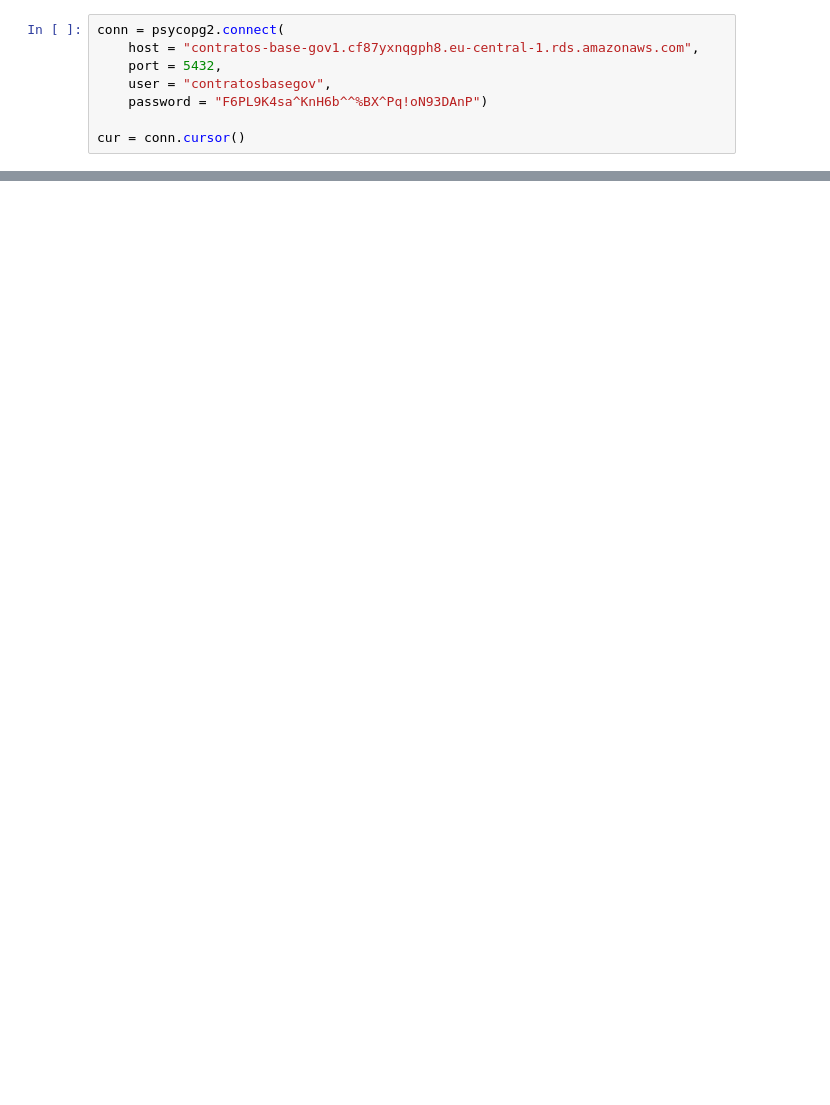
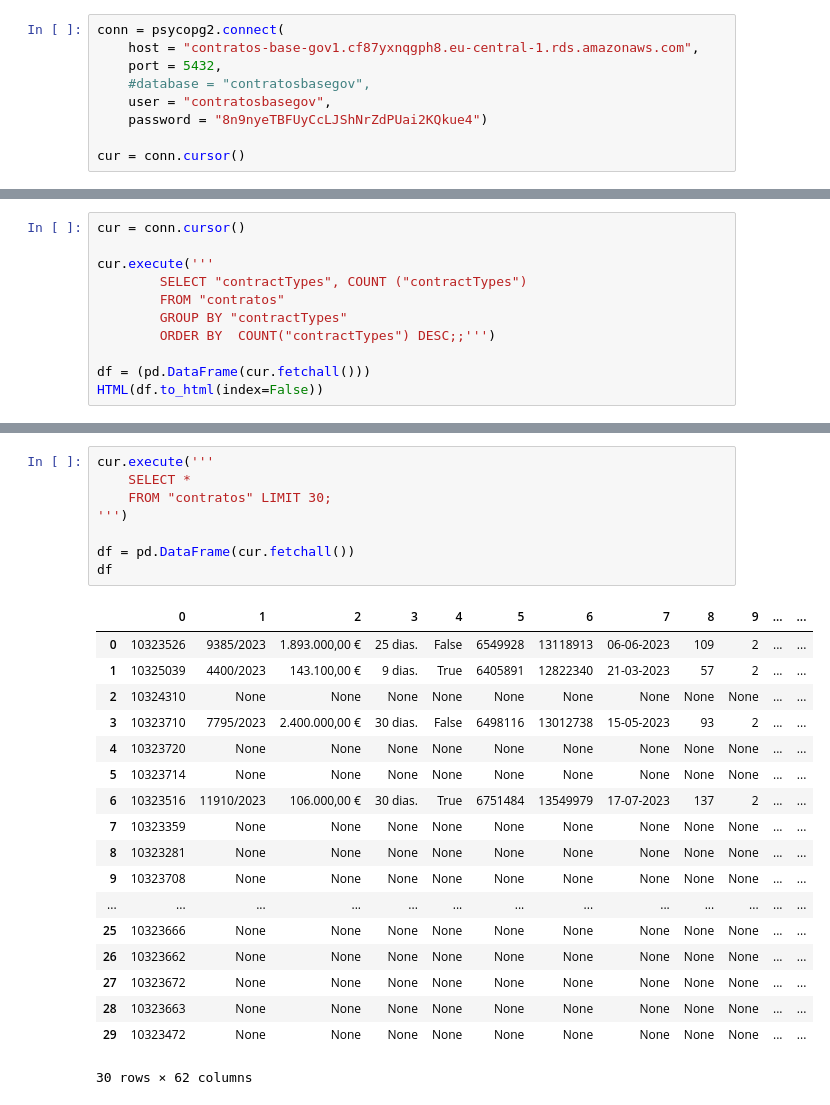
Before and after one commit to francisco-vpereira/ForceraIntership, a Jupyter notebook: forcera/scripts/contratos_v2.ipynb, the cells around one changed output, grey strips where cells are left out. Cells and saved outputs as stored; diff of their text form; blank space fills up the shorter version.

```diff
--- a/forcera/scripts/contratos_v2.ipynb
+++ b/forcera/scripts/contratos_v2.ipynb
@@ -8,7 +19,8 @@ from IPython.display import HTML
 conn = psycopg2.connect(
     host = "contratos-base-gov1.cf87yxnqgph8.eu-central-1.rds.amazonaws.com",
     port = 5432,
+    #database = "contratosbasegov",
     user = "contratosbasegov",
-    password = "F6PL9K4sa^KnH6b^^%BX^Pq!oN93DAnP")
+    password = "8n9nyeTBFUyCcLJShNrZdPUai2KQkue4")
 
 cur = conn.cursor()
@@ -17,0 +388,11 @@ connection to server at "contratos-base-gov1.cf87yxnqgph8.eu-central-1.rds.amazo
+# %%
+cur = conn.cursor()
+
+cur.execute('''
+        SELECT "contractTypes", COUNT ("contractTypes")
+        FROM "contratos"
+        GROUP BY "contractTypes"
+        ORDER BY  COUNT("contractTypes") DESC;;''')
+
+df = (pd.DataFrame(cur.fetchall()))
+HTML(df.to_html(index=False))
@@ -17,0 +421,27 @@ connection to server at "contratos-base-gov1.cf87yxnqgph8.eu-central-1.rds.amazo
+# %%
+cur.execute('''
+    SELECT *
+    FROM "contratos" LIMIT 30;
+''')
+
+df = pd.DataFrame(cur.fetchall())
+df
+# %% [output]
+|  | 0 | 1 | 2 | 3 | 4 | 5 | 6 | 7 | 8 | 9 | ... | ... |
+| 0 | 10323526 | 9385/2023 | 1.893.000,00 € | 25 dias. | False | 6549928 | 13118913 | 06-06-2023 | 109 | 2 | ... | ... |
+| 1 | 10325039 | 4400/2023 | 143.100,00 € | 9 dias. | True | 6405891 | 12822340 | 21-03-2023 | 57 | 2 | ... | ... |
+| 2 | 10324310 | None | None | None | None | None | None | None | None | None | ... | ... |
+| 3 | 10323710 | 7795/2023 | 2.400.000,00 € | 30 dias. | False | 6498116 | 13012738 | 15-05-2023 | 93 | 2 | ... | ... |
+| 4 | 10323720 | None | None | None | None | None | None | None | None | None | ... | ... |
+| 5 | 10323714 | None | None | None | None | None | None | None | None | None | ... | ... |
+| 6 | 10323516 | 11910/2023 | 106.000,00 € | 30 dias. | True | 6751484 | 13549979 | 17-07-2023 | 137 | 2 | ... | ... |
+| 7 | 10323359 | None | None | None | None | None | None | None | None | None | ... | ... |
+| 8 | 10323281 | None | None | None | None | None | None | None | None | None | ... | ... |
+| 9 | 10323708 | None | None | None | None | None | None | None | None | None | ... | ... |
+| ... | ... | ... | ... | ... | ... | ... | ... | ... | ... | ... | ... | ... |
+| 25 | 10323666 | None | None | None | None | None | None | None | None | None | ... | ... |
+| 26 | 10323662 | None | None | None | None | None | None | None | None | None | ... | ... |
+| 27 | 10323672 | None | None | None | None | None | None | None | None | None | ... | ... |
+| 28 | 10323663 | None | None | None | None | None | None | None | None | None | ... | ... |
+| 29 | 10323472 | None | None | None | None | None | None | None | None | None | ... | ... |
+30 rows × 62 columns
```
Also changed, not shown: parts of 20 cells of this notebook.
